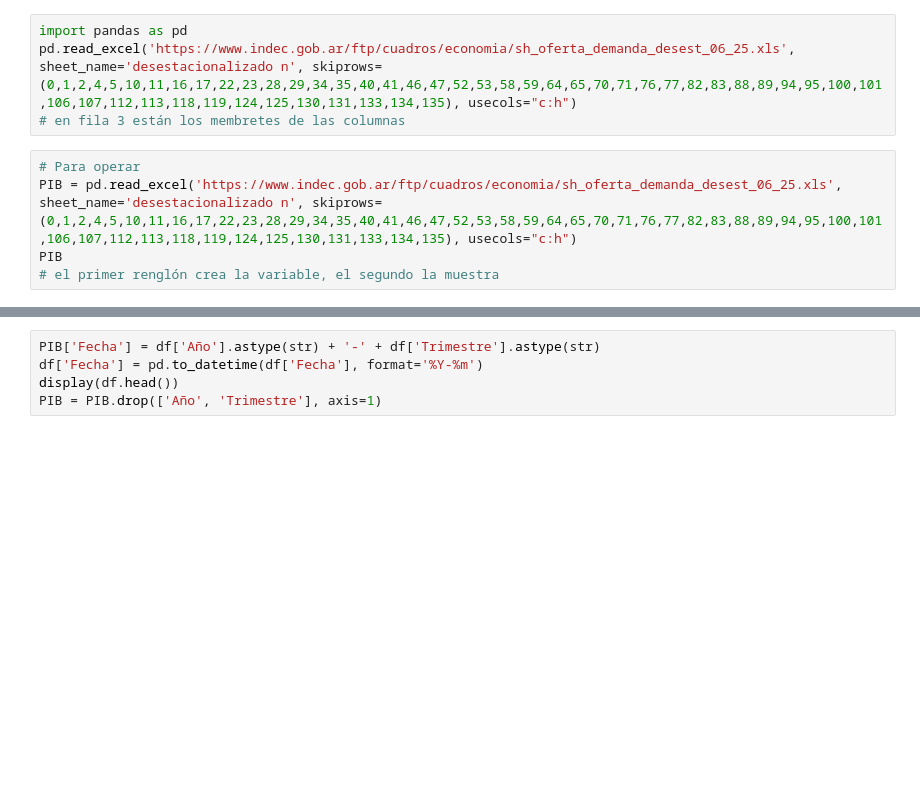
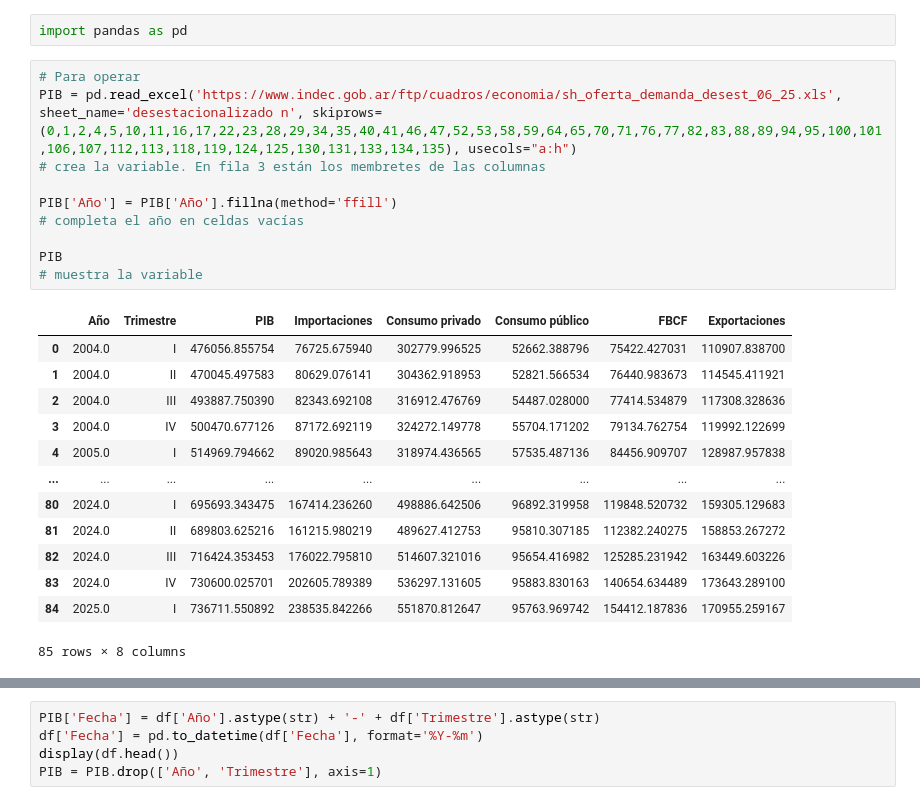
Before and after one commit to ASiso-m/CursoLeo, a Jupyter notebook: PIB_INDE.ipynb, the cells around one changed output, grey strips where cells are left out. Cells and saved outputs as stored; diff of their text form; blank space fills up the shorter version.

```diff
--- a/PIB_INDE.ipynb
+++ b/PIB_INDE.ipynb
@@ -1,12 +1,29 @@
 # %% [markdown]
 <a href="https://colab.research.google.com/github/ASiso-m/CursoLeo/blob/main/PIB_INDE.ipynb" target="_parent"><img src="https://colab.research.google.com/assets/colab-badge.svg" alt="Open In Colab"/></a>
+# %%
+import pandas as pd
 # %%
-import pandas as pd
-pd.read_excel('https://www.indec.gob.ar/ftp/cuadros/economia/sh_oferta_demanda_desest_06_25.xls', sheet_name='desestacionalizado n', skiprows=(0,1,2,4,5,10,11,16,17,22,23,28,29,34,35,40,41,46,47,52,53,58,59,64,65,70,71,76,77,82,83,88,89,94,95,100,101,106,107,112,113,118,119,124,125,130,131,133,134,135), usecols="c:h")
-# en fila 3 están los membretes de las columnas
+# Para operar
+PIB = pd.read_excel('https://www.indec.gob.ar/ftp/cuadros/economia/sh_oferta_demanda_desest_06_25.xls', sheet_name='desestacionalizado n', skiprows=(0,1,2,4,5,10,11,16,17,22,23,28,29,34,35,40,41,46,47,52,53,58,59,64,65,70,71,76,77,82,83,88,89,94,95,100,101,106,107,112,113,118,119,124,125,130,131,133,134,135), usecols="a:h")
+# crea la variable. En fila 3 están los membretes de las columnas
+
+PIB['Año'] = PIB['Año'].fillna(method='ffill')
+# completa el año en celdas vacías
+
+PIB
+# muestra la variable
+# %% [output]
+|  | Año | Trimestre | PIB | Importaciones | Consumo privado | Consumo público | FBCF | Exportaciones |
+| 0 | 2004.0 | I | 476056.855754 | 76725.675940 | 302779.996525 | 52662.388796 | 75422.427031 | 110907.838700 |
+| 1 | 2004.0 | II | 470045.497583 | 80629.076141 | 304362.918953 | 52821.566534 | 76440.983673 | 114545.411921 |
+| 2 | 2004.0 | III | 493887.750390 | 82343.692108 | 316912.476769 | 54487.028000 | 77414.534879 | 117308.328636 |
+| 3 | 2004.0 | IV | 500470.677126 | 87172.692119 | 324272.149778 | 55704.171202 | 79134.762754 | 119992.122699 |
+| 4 | 2005.0 | I | 514969.794662 | 89020.985643 | 318974.436565 | 57535.487136 | 84456.909707 | 128987.957838 |
+| ... | ... | ... | ... | ... | ... | ... | ... | ... |
+| 80 | 2024.0 | I | 695693.343475 | 167414.236260 | 498886.642506 | 96892.319958 | 119848.520732 | 159305.129683 |
+| 81 | 2024.0 | II | 689803.625216 | 161215.980219 | 489627.412753 | 95810.307185 | 112382.240275 | 158853.267272 |
+| 82 | 2024.0 | III | 716424.353453 | 176022.795810 | 514607.321016 | 95654.416982 | 125285.231942 | 163449.603226 |
+| 83 | 2024.0 | IV | 730600.025701 | 202605.789389 | 536297.131605 | 95883.830163 | 140654.634489 | 173643.289100 |
+| 84 | 2025.0 | I | 736711.550892 | 238535.842266 | 551870.812647 | 95763.969742 | 154412.187836 | 170955.259167 |
+85 rows × 8 columns
-# %%
-# Para operar
-PIB = pd.read_excel('https://www.indec.gob.ar/ftp/cuadros/economia/sh_oferta_demanda_desest_06_25.xls', sheet_name='desestacionalizado n', skiprows=(0,1,2,4,5,10,11,16,17,22,23,28,29,34,35,40,41,46,47,52,53,58,59,64,65,70,71,76,77,82,83,88,89,94,95,100,101,106,107,112,113,118,119,124,125,130,131,133,134,135), usecols="c:h")
-PIB
-# el primer renglón crea la variable, el segundo la muestra
 # %%
```
Also changed, not shown: parts of 3 cells of this notebook.
